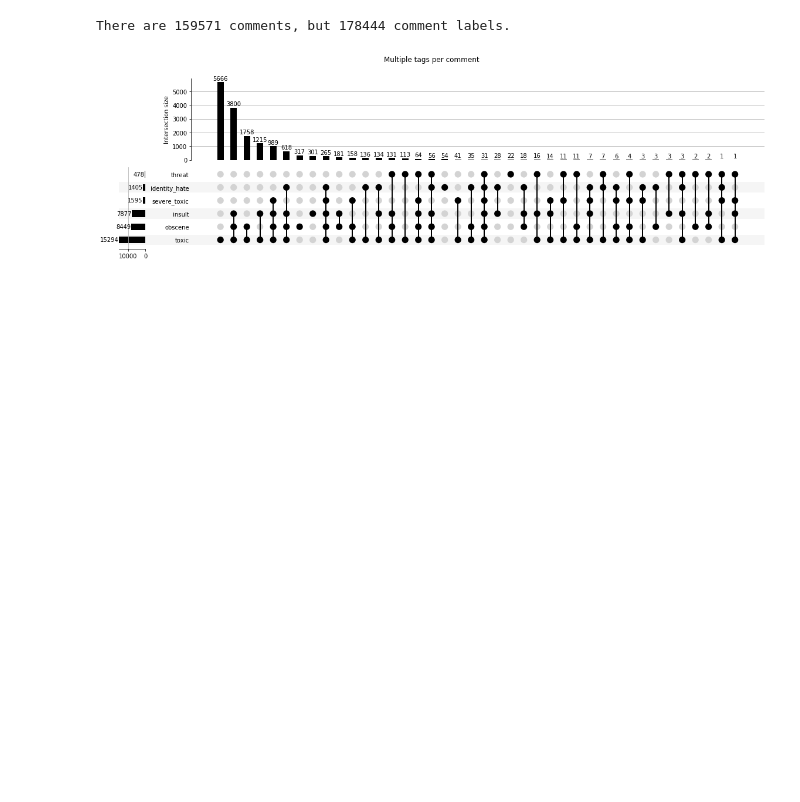
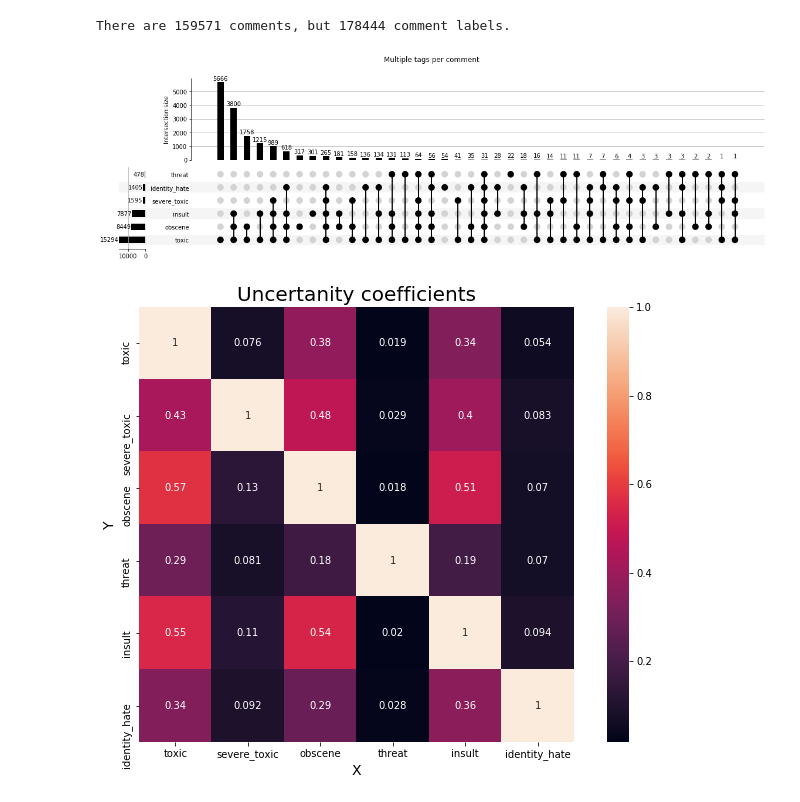
Before and after one commit to datali-ch/detect-toxic-content, a Jupyter notebook: exploratory_data_analysis.ipynb, the cells around one changed output. Saved outputs shown, nothing was run; the diff lists cells and outputs as text; code cells hidden in the pictures; blank space fills up the shorter version.

Commit message:
explore uncertanity coefficient

```diff
--- a/exploratory_data_analysis.ipynb
+++ b/exploratory_data_analysis.ipynb
@@ -42,6 +53,7 @@ identity_hate    0
 dtype: int64
 # %%
 TOXIC_LABELS = ["toxic", "severe_toxic", "obscene", "threat", "insult", "identity_hate"]
+CONTENT_LABEL = "comment_text"
 for col in TOXIC_LABELS:
     print("Labels for %s are: %s" % (col, ', '.join(map(str, df[col].unique()))))
 # %% [output]
@@ -55,4 +67,11 @@ Labels for identity_hate are: 0, 1
 INNOCENT_LABEL = "innocent"
 df[INNOCENT_LABEL] = (df[TOXIC_LABELS].sum(axis = 1) == 0).astype(int)
 LABELS = TOXIC_LABELS + [INNOCENT_LABEL]
+# %%
+# Sample comments
+for label in TOXIC_LABELS:
+    row2take = random.randint(0, 20)
+    comment = df[CONTENT_LABEL][df[label] == 1].iloc[row2take]
+    print(label.upper() + ": ")
+    print(comment + "\n")
 # %%
@@ -83,3 +105,23 @@ plt.show()
 # %% [output]
 There are 159571 comments, but 178444 comment labels.
 [figure]
+# %%
+# Theil's U uncertanity coefficient
+# https://towardsdatascience.com/the-search-for-categorical-correlation-a1cf7f1888c9
+uncertanity_coeff = [[0]*len(TOXIC_LABELS) for label in TOXIC_LABELS]
+
+for label_1 in range(len(TOXIC_LABELS)):
+    for label_2 in range(len(TOXIC_LABELS)):
+        uncertanity_coeff[label_1][label_2] = theils_u(df[TOXIC_LABELS[label_1]], df[TOXIC_LABELS[label_2]])
+# %%
+# Interpretation: Certanity that knowing Y we know X, but not vice-versa.
+
+plt.figure(figsize=(12,8))
+ax = sns.heatmap(uncertanity_coeff,annot=True, xticklabels=TOXIC_LABELS,
+            yticklabels=TOXIC_LABELS, square=True)
+plt.title("Uncertanity coefficients", fontsize = 20)
+plt.xlabel("X", fontsize = 14)
+plt.ylabel("Y", fontsize = 14)
+plt.show()
+# %% [output]
+[figure, added]
```
Also changed, not shown: parts of 7 cells of this notebook.
